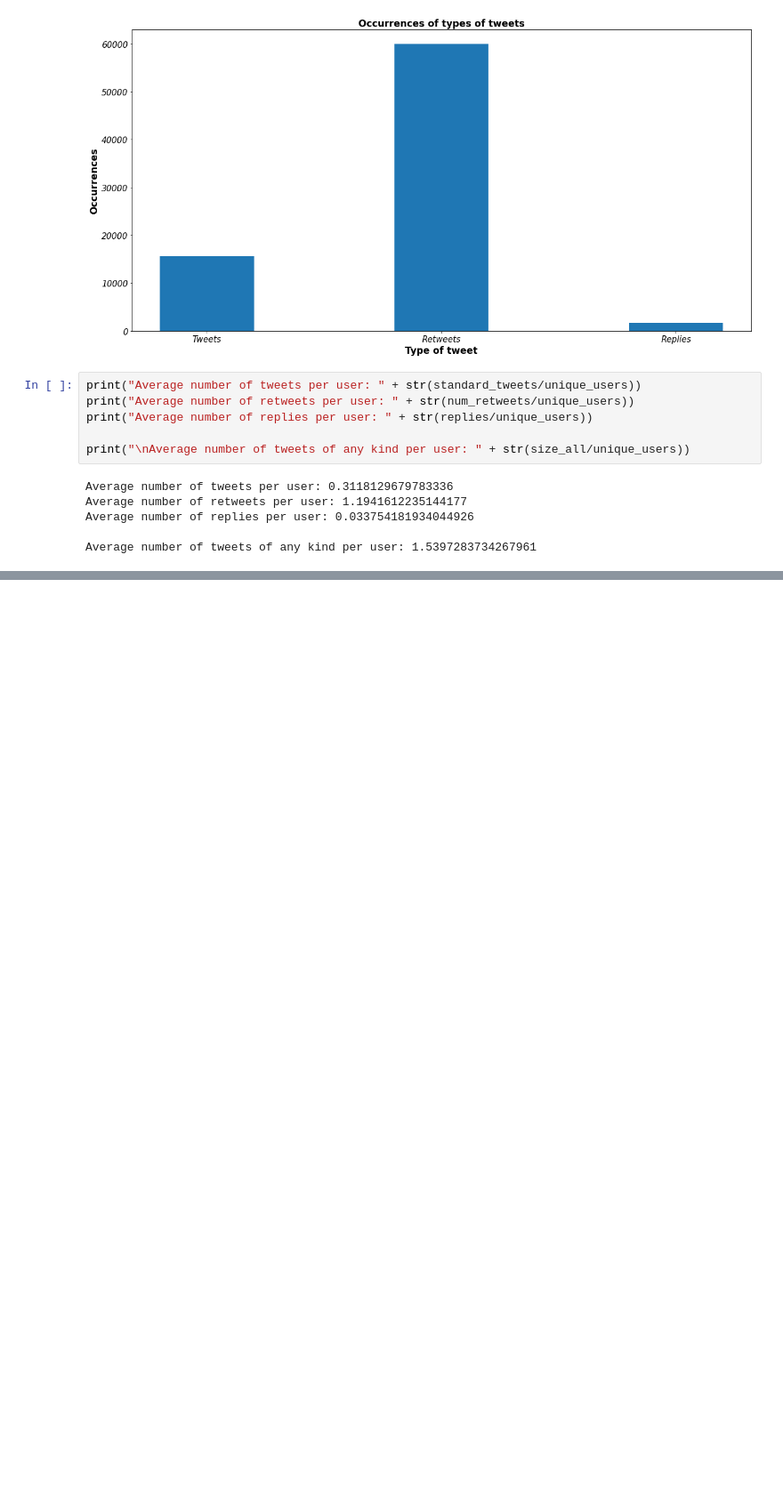
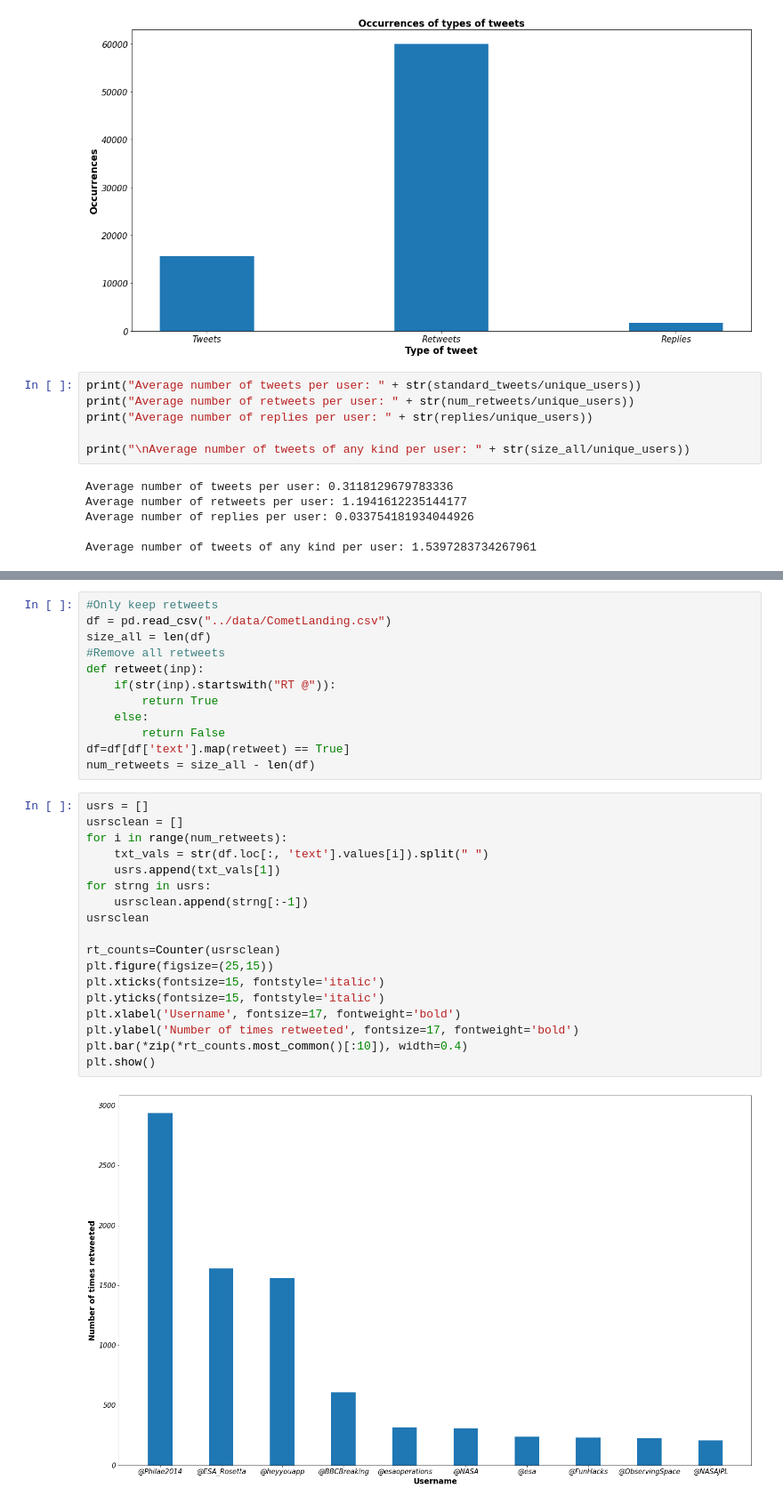
Before and after one commit to Johan-Ng/Python, a Jupyter notebook: notebooks/CometLanding.ipynb, the cells around one changed output, grey strips where cells are left out. Shown: that part at 89% size. Cells and saved outputs as stored; diff of their text form; blank space fills up the shorter version.

```diff
--- a/notebooks/CometLanding.ipynb
+++ b/notebooks/CometLanding.ipynb
@@ -315,0 +335,32 @@ Average number of tweets of any kind per user: 1.5397283734267961
+# %%
+#Only keep retweets
+df = pd.read_csv("../data/CometLanding.csv")
+size_all = len(df)
+#Remove all retweets
+def retweet(inp):
+    if(str(inp).startswith("RT @")):
+        return True
+    else:
+        return False
+df=df[df['text'].map(retweet) == True]
+num_retweets = size_all - len(df)
+# %%
+usrs = []
+usrsclean = []
+for i in range(num_retweets):
+    txt_vals = str(df.loc[:, 'text'].values[i]).split(" ")
+    usrs.append(txt_vals[1])
+for strng in usrs:
+    usrsclean.append(strng[:-1])
+usrsclean
+
+rt_counts=Counter(usrsclean)
+plt.figure(figsize=(25,15))
+plt.xticks(fontsize=15, fontstyle='italic')
+plt.yticks(fontsize=15, fontstyle='italic')
+plt.xlabel('Username', fontsize=17, fontweight='bold')
+plt.ylabel('Number of times retweeted', fontsize=17, fontweight='bold')
+plt.bar(*zip(*rt_counts.most_common()[:10]), width=0.4)
+plt.show()
+# %% [output]
+[figure, added]
```
Also changed, not shown: parts of 5 cells of this notebook, 1 other file.
